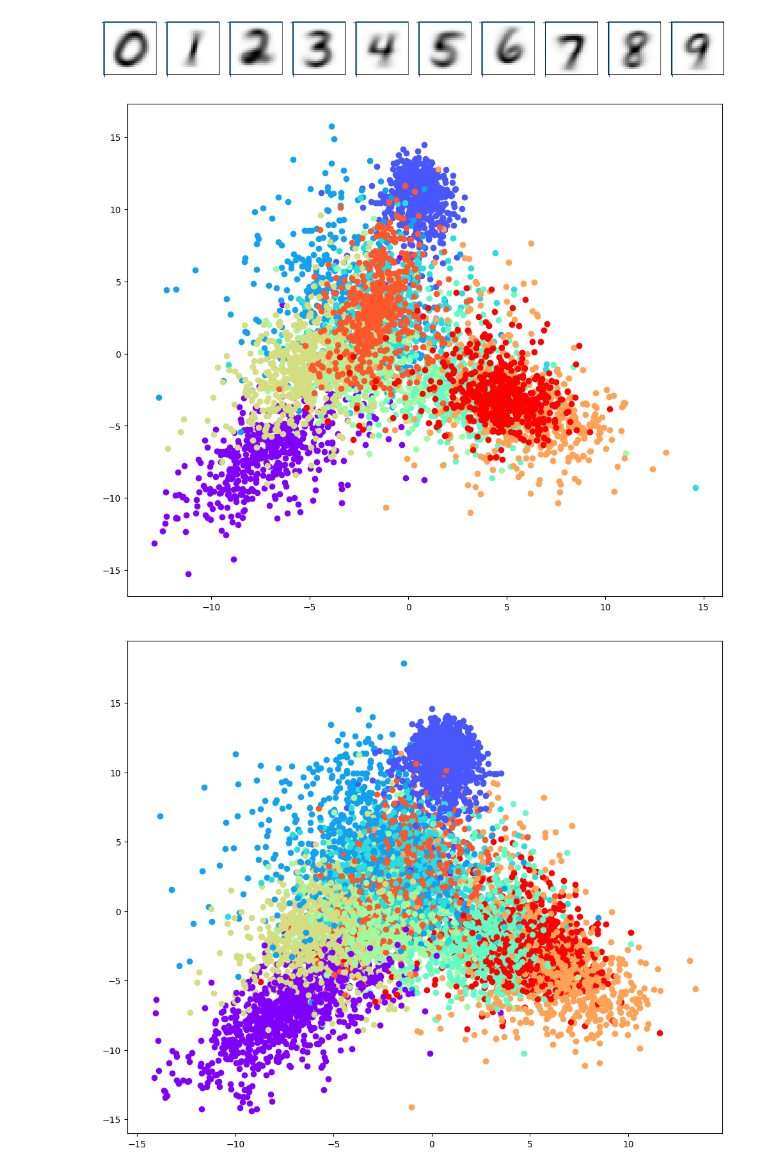
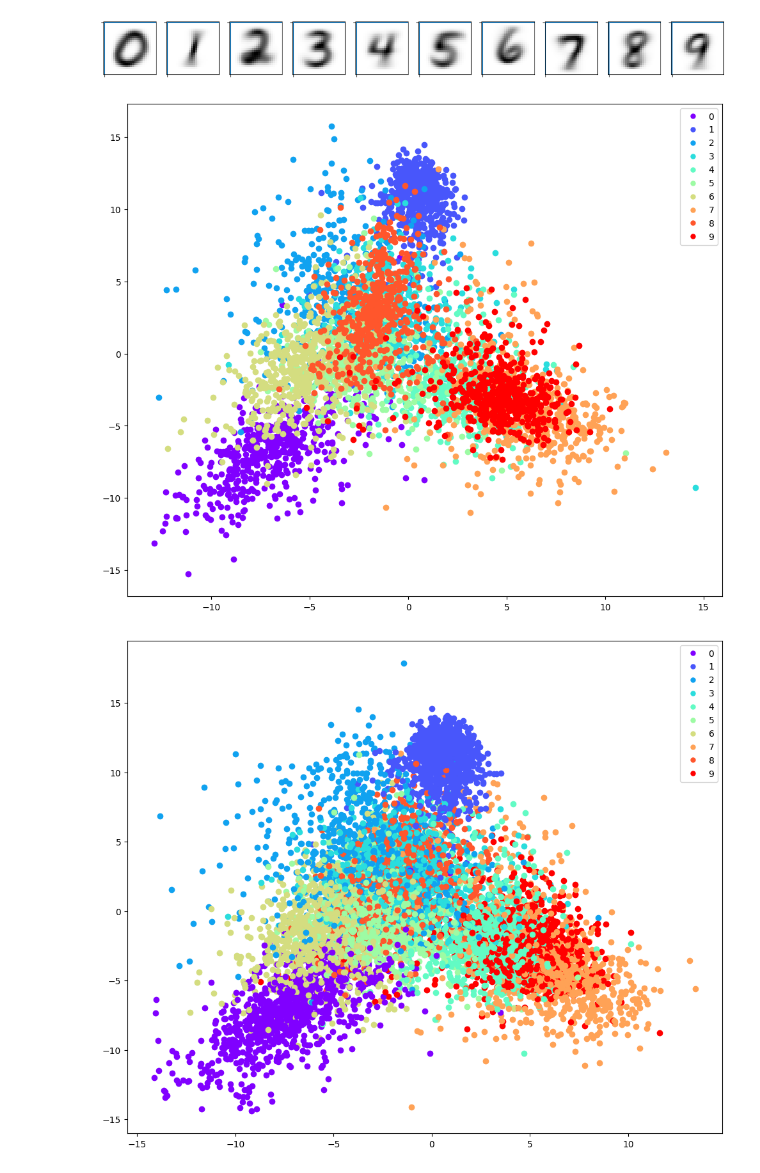
Before and after one commit to TimRoss/OCR, a Jupyter notebook: CPUcode.ipynb, the cells around one changed output. Saved outputs shown, nothing was run; the diff lists cells and outputs as text; code cells hidden in the pictures.

Commit message:
Fix numerical errors and improve plots

```diff
--- a/CPUcode.ipynb
+++ b/CPUcode.ipynb
@@ -128,4 +148,4 @@ newClassifier = TimsEfficientLdaClassifier(fill_df.head(60000))
 testData = fill_df.tail(10000).drop(columns='label').to_numpy()
 testLabels = fill_df.tail(10000).label.to_numpy()
 # %%
-newClassifier.buildClassMeans()
+newClassifier.train()
@@ -183,36 +188,46 @@ for i in range(0, sample_size):
 plt.show()
 # %% [output]
 [figure]
+# %%
+# Some common code for plotting
+
+# Project the data down to 2 dimensions so it can be plotted
+newClassifier.LowerDimensionality(2)
+accuracy, predictions, projectedData = newClassifier.score(testData, testLabels)
+
+# Get colors to use for each class
+colors = cm.rainbow(np.linspace(0, 1, len(newClassifier.classes)))
+
+# Create a custom legend
+customLegendPoints = []
+for i,clazz in enumerate(newClassifier.classes):
+    customLegendPoints.append(Line2D([0], [0], label = clazz.clazz, marker='.', markersize=10, color=colors[i], linestyle=''))
 # %%
-import matplotlib.pyplot as plt
-import matplotlib.cm as cm
-
-# Graph the projected data
-
-colors = cm.rainbow(np.linspace(0, 1, len(newClassifier.classes)))
+# Plot some of the projected data
 
 plt.figure(figsize=(12,10))
 stride = 12
 for i, point in enumerate(newClassifier.projectedData[::stride]):
     plt.scatter(point[0], point[1], color=colors[newClassifier.trainLabels[i*stride]])
 
+# Create a custom legend
+customLegendPoints = []
+for i,clazz in enumerate(newClassifier.classes):
+    customLegendPoints.append(Line2D([0], [0], label = clazz.clazz, marker='.', markersize=10, color=colors[i], linestyle=''))
+
+plt.legend(handles=customLegendPoints)
 plt.show()
 # %% [output]
-[figure, old version]
+[figure, new version]
 # %%
-import matplotlib.pyplot as plt
-import matplotlib.cm as cm
-
 # Plot the projected test data and color by the known label
 
-colors = cm.rainbow(np.linspace(0, 1, len(newClassifier.classes)))
-
 plt.figure(figsize=(12,10))
-stride = 12
 for point, label in zip(projectedData, testLabels):
     plt.scatter(point[0], point[1], color=colors[label])
 
+plt.legend(handles=customLegendPoints)
 plt.show()
 # %% [output]
-[figure, old version]
+[figure, new version]
 # %%
```
Also changed, not shown: parts of 19 cells of this notebook.
